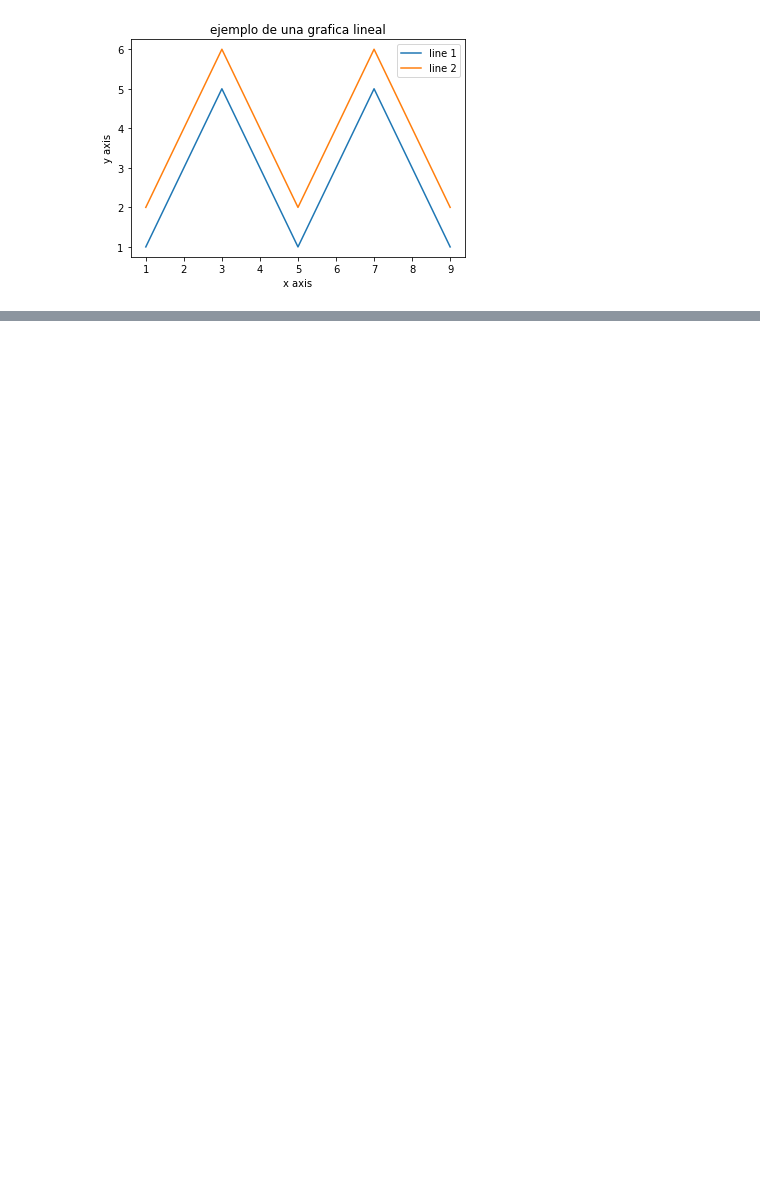
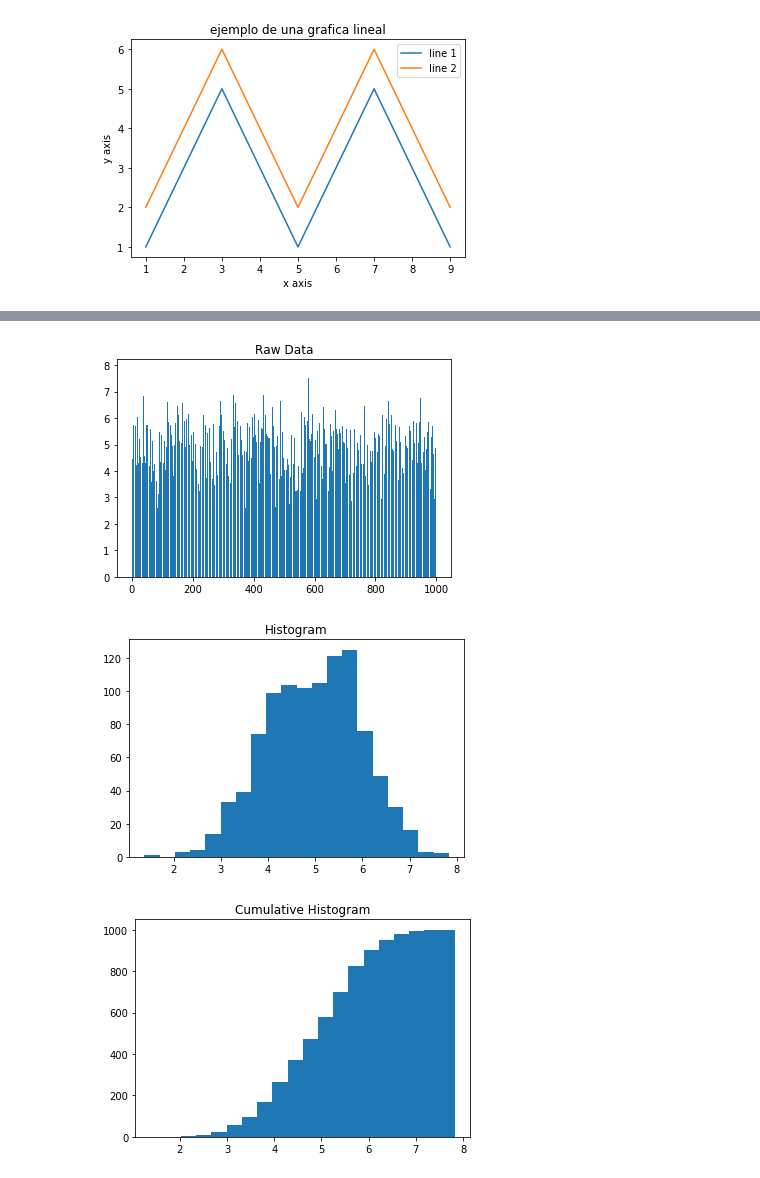
Before and after one commit to jomejia06/programacion2semestre, a Jupyter notebook: lenguaje1.ipynb, the cells around one changed output, grey strips where cells are left out. Saved outputs shown, nothing was run; the diff lists cells and outputs as text; code cells hidden in the pictures; blank space fills up the shorter version.

```diff
--- a/lenguaje1.ipynb
+++ b/lenguaje1.ipynb
@@ -18,0 +42,23 @@ ptl.show()
+# %%
+import matplotlib.pyplot as plt
+import numpy as np
+
+# Use numpy to generate a bunch of random data in a bell curve around 5.
+n = 5 + np.random.randn(1000)
+
+m = [m for m in range(len(n))]
+plt.bar(m, n)
+plt.title("Raw Data")
+plt.show()
+
+plt.hist(n, bins=20)
+plt.title("Histogram")
+plt.show()
+
+plt.hist(n, cumulative=True, bins=20)
+plt.title("Cumulative Histogram")
+plt.show()
+# %% [output]
+[figure, added]
+[figure, added]
+[figure, added]
```
Also changed, not shown: parts of 2 cells of this notebook.
